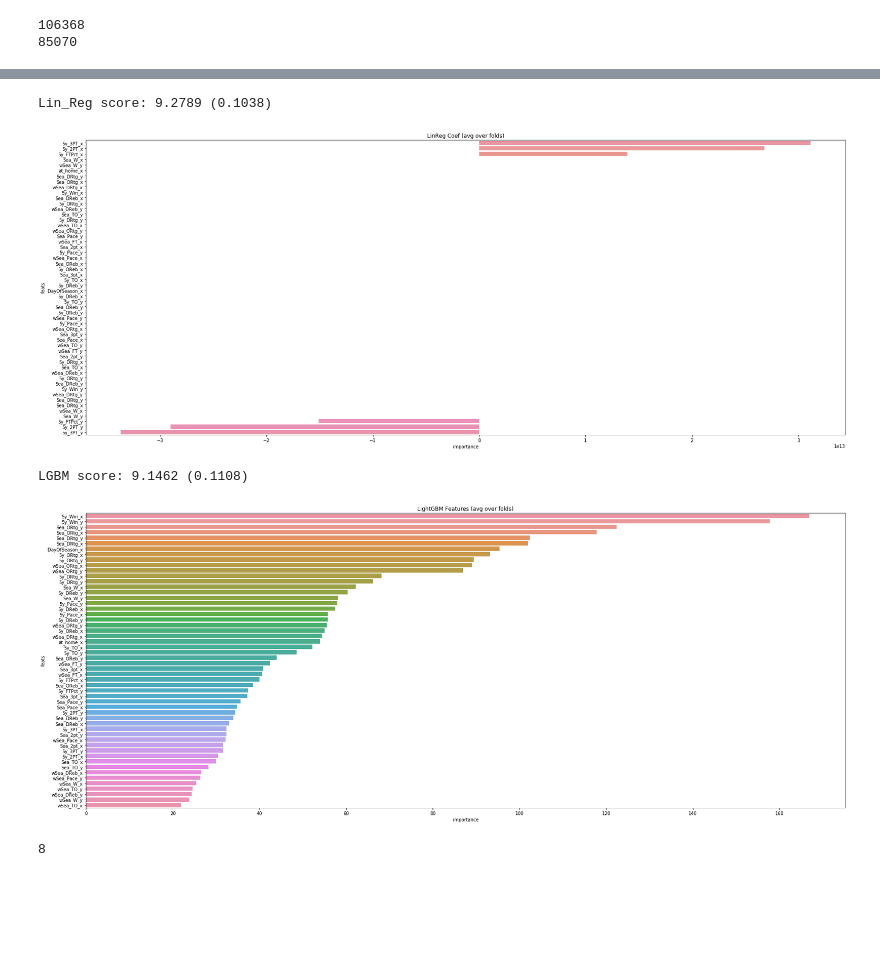
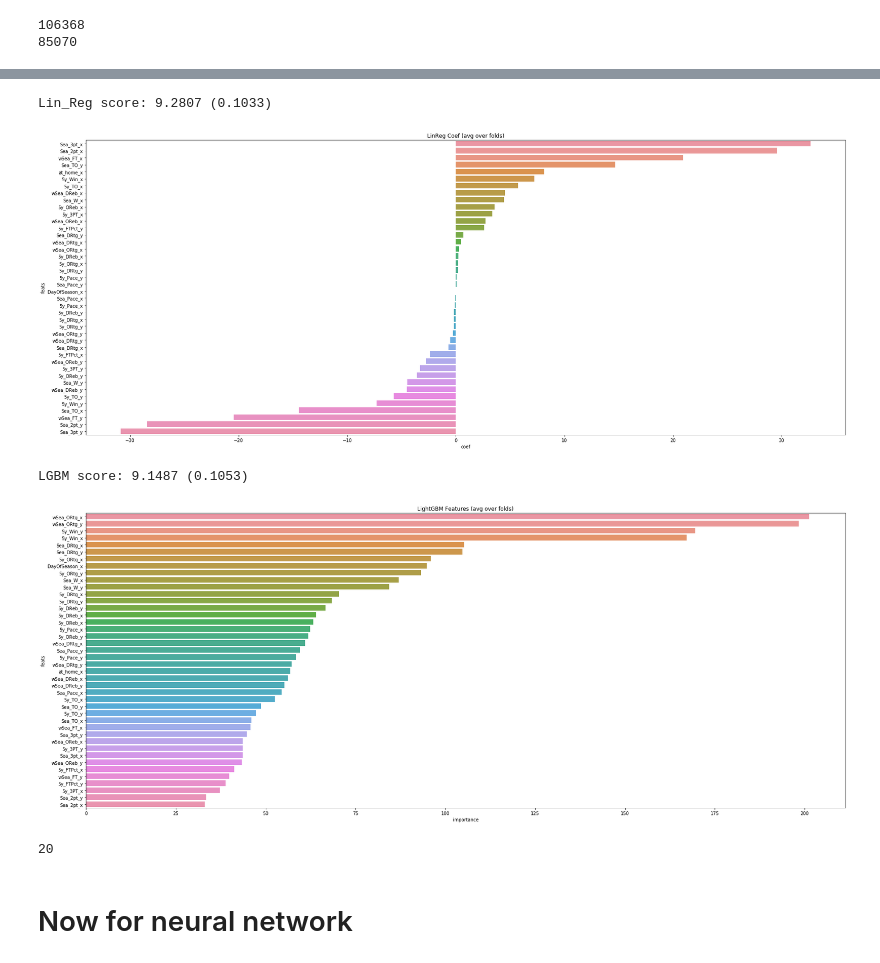
Before and after one commit to ACassells/cbb-model, a Jupyter notebook: Model.ipynb, the cells around one changed output, grey strips where cells are left out. Saved outputs shown, nothing was run; the diff lists cells and outputs as text; code cells hidden in the pictures; blank space fills up the shorter version.

```diff
--- a/Model.ipynb
+++ b/Model.ipynb
@@ -30,3 +30,15 @@ with pd.option_context('mode.use_inf_as_na', True):
 # %% [output]
 106368
 85070
+# %%
+
+
+
+# using LOFO
+to_drop = ['Sea_FT_x','Sea_FT_y','Sea_OReb_x','Sea_OReb_y','wSea_Pace_x','wSea_Pace_y']
+to_drop += ['Sea_ORtg_x','Sea_ORtg_y','wSea_2pt_x','wSea_2pt_y']
+to_drop += ['wSea_W_x','wSea_W_y','Sea_DReb_x','Sea_DReb_y','wSea_TO_x','wSea_TO_y','5y_2PT_x','5y_2PT_y']
+to_drop += ['wSea_3pt_x','wSea_3pt_y']
+df = df.drop(columns=to_drop)
+y = df.target
+X = df.drop(columns=['target'])
@@ -33,14 +51,6 @@ with pd.option_context('mode.use_inf_as_na', True):
 # %%
-y = df.target
-X = df.drop(columns=['target'])
 
 
 # using LGBM gain
-to_drop = ['Sea_FT_x','Sea_FT_y','wSea_OReb_x','wSea_OReb_y','wSea_2pt_x','wSea_2pt_y','wSea_3pt_x','wSea_3pt_y']
-X = X.drop(columns=to_drop)
+# to_drop = ['Sea_FT_x','Sea_FT_y','wSea_OReb_x','wSea_OReb_y','wSea_2pt_x','wSea_2pt_y','wSea_3pt_x','wSea_3pt_y']
+# X = X.drop(columns=to_drop)
-# %%
-scaler = StandardScaler()
-cat = []
-num = [i for i in list(X)]
-
-X[num] = scaler.fit_transform(X[num])
@@ -82,18 +122,20 @@ def mae_cv(model, lin_reg=False):
 # %%
 lin_reg = LinearRegression()
 
 output, feat_imp = mae_cv(lin_reg, lin_reg=True)
 print("Lin_Reg score: {:.4f} ({:.4f})\n" .format(-1*output['test_score'].mean(), output['test_score'].std()))
+# print(output['test_score'])
+plt.figure(figsize=(25, 10))
 
-plt.figure(figsize=(25, 10))
 sns.barplot(x="importance", y="feats", data=feat_imp)
 plt.title('LinReg Coef (avg over folds)')
+plt.xlabel('coef')
 plt.tight_layout()
-plt.savefig('./figures/linreg_importances-02.png')
+plt.savefig('./figures/linreg_importances-03.png')
 plt.show()
 # %% [output]
-Lin_Reg score: 9.2789 (0.1038)
+Lin_Reg score: 9.2807 (0.1033)
-[figure, old version]
+[figure, new version]
 # %%
 # score = mae_cv(ENet)
 # print("ElasticNet score: {:.4f} ({:.4f})\n".format(score.mean(), score.std()))
@@ -102,6 +144,8 @@ model_lgb = lgb.LGBMRegressor(objective='regression',learning_rate=0.09,importan
 
 output, feat_imp = mae_cv(model_lgb)
 # dict_keys(['fit_time', 'score_time', 'estimator', 'test_score'])
+
+
 
 #9.1524
 print("LGBM score: {:.4f} ({:.4f})\n" .format(-1*output['test_score'].mean(), output['test_score'].std()))
@@ -110,15 +154,8 @@ plt.figure(figsize=(25, 10))
 sns.barplot(x="importance", y="feats", data=feat_imp)
 plt.title('LightGBM Features (avg over folds)')
 plt.tight_layout()
-plt.savefig('./figures/lgbm_importances-02.png')
+plt.savefig('./figures/lgbm_importances-03.png')
 plt.show()
 # %% [output]
-LGBM score: 9.1462 (0.1108)
+LGBM score: 9.1487 (0.1053)
-[figure, old version]
+[figure, new version]
-# %%
-# to drop
-to_drop = ['Sea_FT_x','Sea_FT_y','wSea_OReb_x','wSeaOReb_y','wSea_2pt_x','wSea_2pt_y','wSea_3pt_x','wSea_3pt_y']
-
-len(to_drop)
-# %% [output]
-8
@@ -126,0 +162,6 @@ from lofo import LOFOImportance, Dataset, plot_importance
+# %%
+print(len(to_drop))
+# %% [output]
+20
+# %% [markdown]
+# Now for neural network
```
Also changed, not shown: parts of 12 cells of this notebook.
